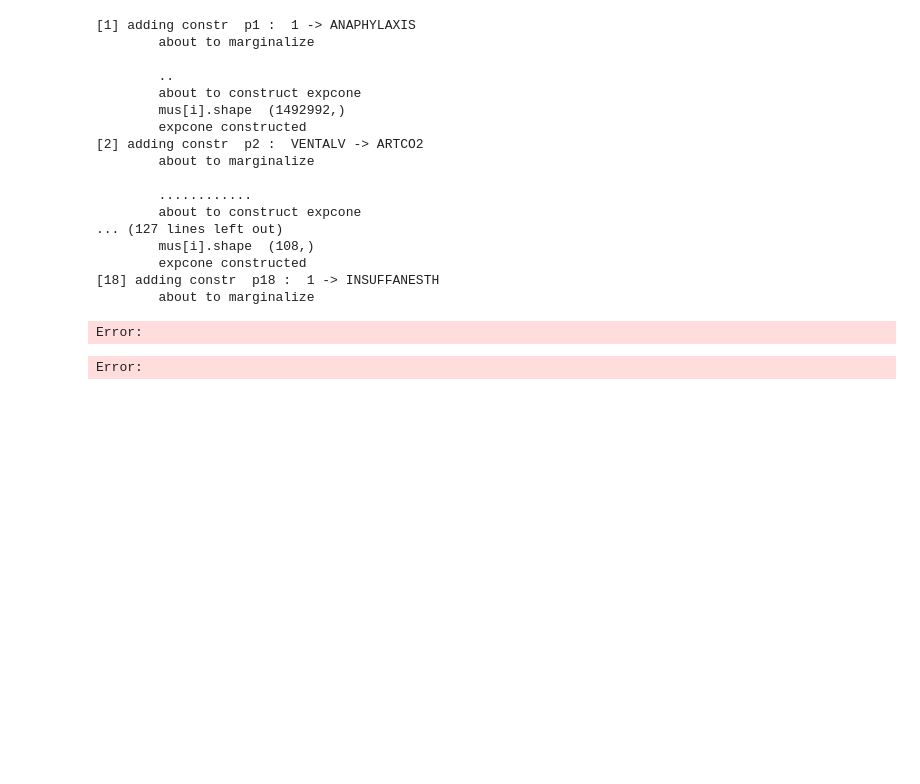
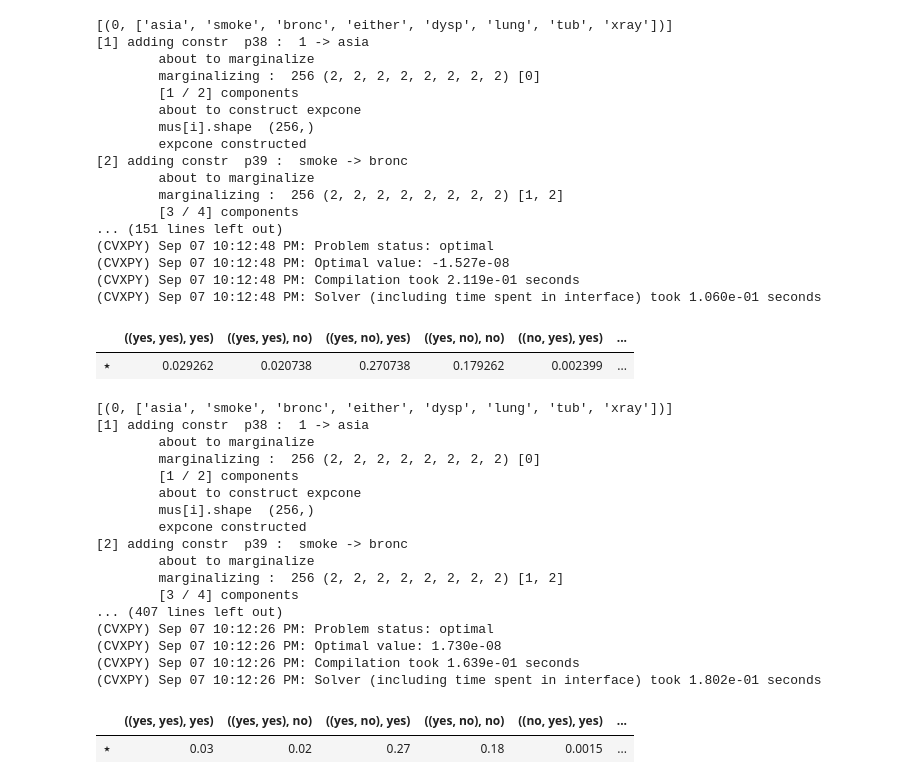
Before and after one commit to orichardson/pdg-expts, a Jupyter notebook: code/scratch/pgmpy-exploring.ipynb, the cells around one changed output. Cells and saved outputs as stored; diff of their text form; code cells hidden in the pictures; blank space fills up the shorter version.

```diff
--- a/code/scratch/pgmpy-exploring.ipynb
+++ b/code/scratch/pgmpy-exploring.ipynb
@@ -42,22 +56,50 @@ AttributeError: module 'pdg.alg.interior_pt' has no attribute 'jtree_clusters'
+# %%
+full_F = ip.cvx_opt_clusters(alarm_PDG, varname_clusters=[[V.name for V in alarm_PDG.varlist]],
+    also_idef=False,verbose=True).marginals[0]
+full_F[smoke, lung, bronc]
+# %% [output]
+[(0, ['asia', 'smoke', 'bronc', 'either', 'dysp', 'lung', 'tub', 'xray'])]
+[1] adding constr  p38 :  1 -> asia
+        about to marginalize
+        marginalizing :  256 (2, 2, 2, 2, 2, 2, 2, 2) [0]
+        [1 / 2] components
+        about to construct expcone
+        mus[i].shape  (256,)
+        expcone constructed
+[2] adding constr  p39 :  smoke -> bronc
+        about to marginalize
+        marginalizing :  256 (2, 2, 2, 2, 2, 2, 2, 2) [1, 2]
+        [3 / 4] components
+... (151 lines left out)
+(CVXPY) Sep 07 10:12:48 PM: Problem status: optimal
+(CVXPY) Sep 07 10:12:48 PM: Optimal value: -1.527e-08
+(CVXPY) Sep 07 10:12:48 PM: Compilation took 2.119e-01 seconds
+(CVXPY) Sep 07 10:12:48 PM: Solver (including time spent in interface) took 1.060e-01 seconds
+|  | ((yes, yes), yes) | ((yes, yes), no) | ((yes, no), yes) | ((yes, no), no) | ((no, yes), yes) | ... |
+| ⋆ | 0.029262 | 0.020738 | 0.270738 | 0.179262 | 0.002399 | ... |
 # %%
-prob = ip.cvx_opt_clusters(alarm_PDG, Cs, also_idef=False, dry_run=True, verbose=True)
+full_T = ip.cvx_opt_clusters(alarm_PDG, varname_clusters=[[V.name for V in alarm_PDG.varlist]],
+     also_idef=True, verbose=True).marginals[0]
 # %% [output]
-[1] adding constr  p1 :  1 -> ANAPHYLAXIS
+[(0, ['asia', 'smoke', 'bronc', 'either', 'dysp', 'lung', 'tub', 'xray'])]
+[1] adding constr  p38 :  1 -> asia
         about to marginalize
-
-        ..
+        marginalizing :  256 (2, 2, 2, 2, 2, 2, 2, 2) [0]
+        [1 / 2] components
         about to construct expcone
-        mus[i].shape  (1492992,)
+        mus[i].shape  (256,)
         expcone constructed
-[2] adding constr  p2 :  VENTALV -> ARTCO2
+[2] adding constr  p39 :  smoke -> bronc
         about to marginalize
-
-        ............
-        about to construct expcone
-... (127 lines left out)
-        mus[i].shape  (108,)
-        expcone constructed
-[18] adding constr  p18 :  1 -> INSUFFANESTH
-        about to marginalize
+        marginalizing :  256 (2, 2, 2, 2, 2, 2, 2, 2) [1, 2]
+        [3 / 4] components
+... (407 lines left out)
+(CVXPY) Sep 07 10:12:26 PM: Problem status: optimal
+(CVXPY) Sep 07 10:12:26 PM: Optimal value: 1.730e-08
+(CVXPY) Sep 07 10:12:26 PM: Compilation took 1.639e-01 seconds
+(CVXPY) Sep 07 10:12:26 PM: Solver (including time spent in interface) took 1.802e-01 seconds
-Error:
-Error:
+# %%
+full_T[smoke,lung,bronc]
+# %% [output]
+|  | ((yes, yes), yes) | ((yes, yes), no) | ((yes, no), yes) | ((yes, no), no) | ((no, yes), yes) | ... |
+| ⋆ | 0.03 | 0.02 | 0.27 | 0.18 | 0.0015 | ... |
```
Also changed, not shown: parts of 9 cells of this notebook, 5 other files.
